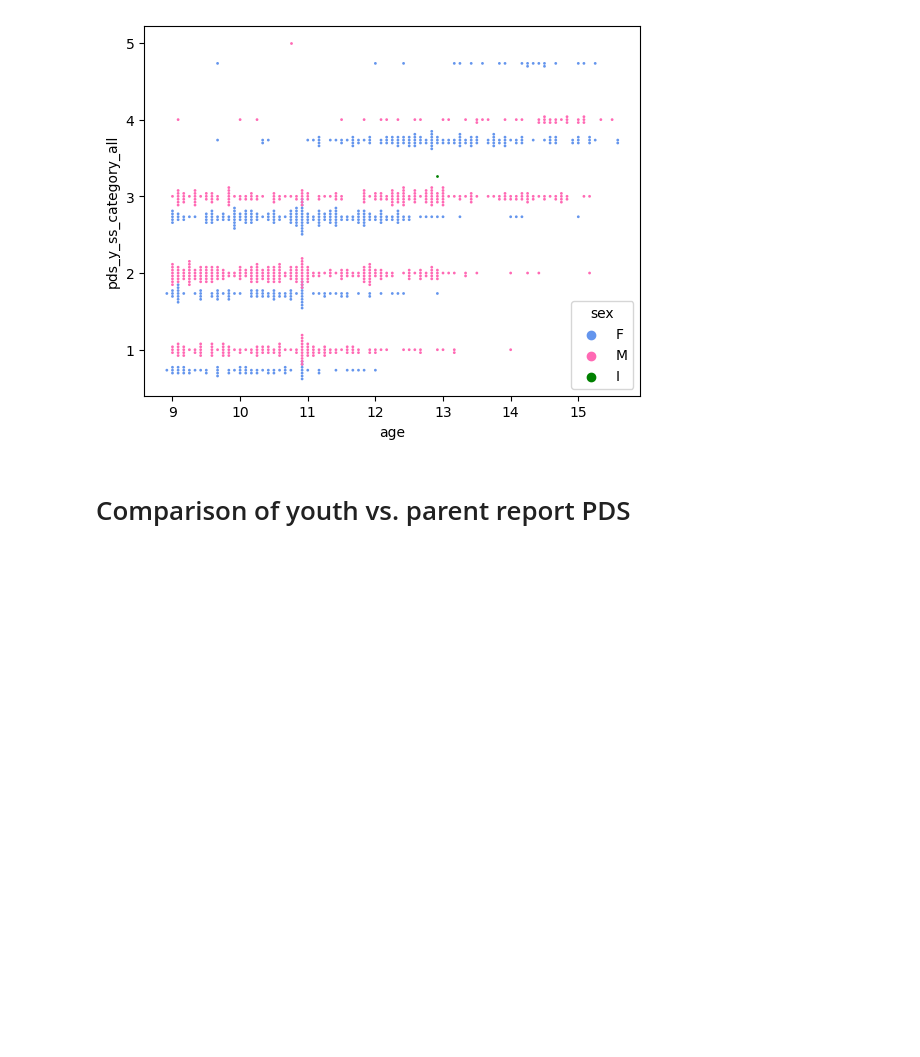
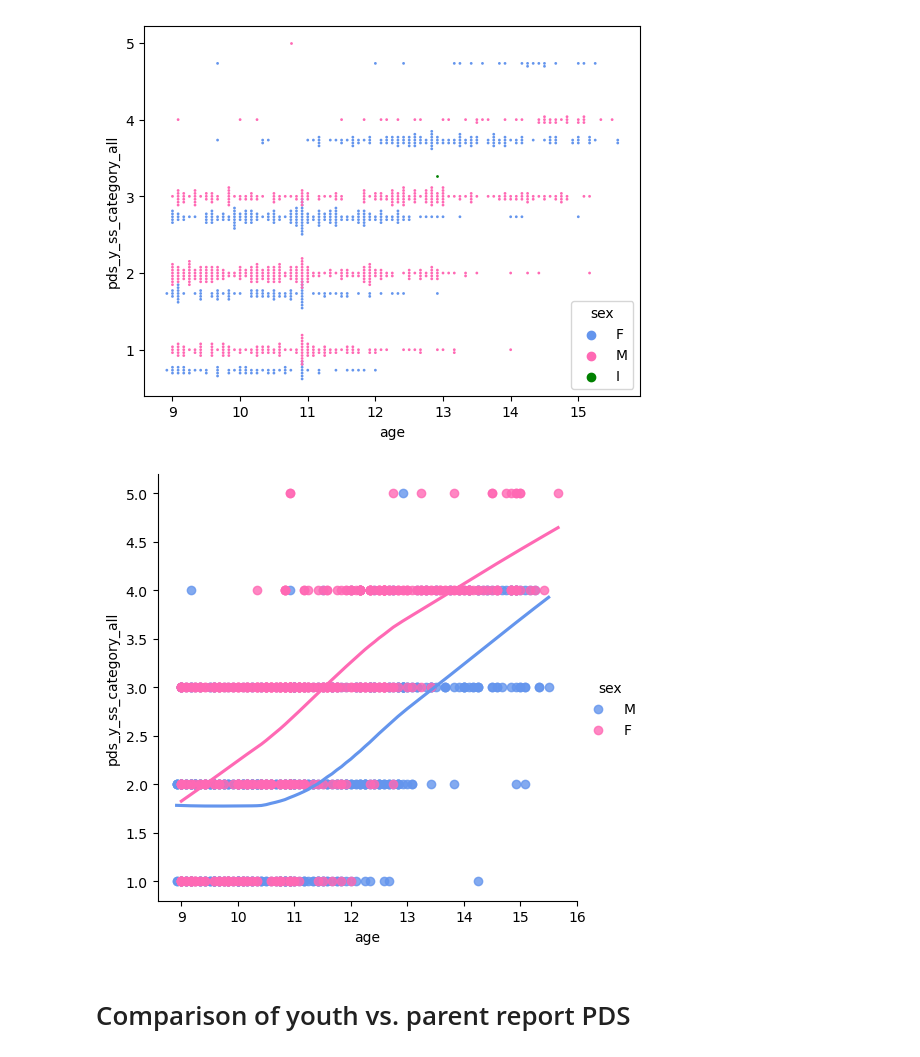
Before and after one commit to dmysmith/age, a Jupyter notebook: mediation/age_pds_visualization.ipynb, the cells around one changed output. Drawn from its saved outputs; the diff is of its cells as text; code cells hidden in the pictures; blank space fills up the shorter version.

```diff
--- a/mediation/age_pds_visualization.ipynb
+++ b/mediation/age_pds_visualization.ipynb
@@ -103,6 +117,11 @@ sns.swarmplot(data=data_random
 # %% [output]
 <Axes: xlabel='age', ylabel='pds_y_ss_category_all'>
 [figure]
+# %%
+sns.lmplot(x="age", y="pds_y_ss_category_all", data=data_random,
+           lowess=True, hue="sex");
+# %% [output]
+[figure, added]
 # %% [markdown]
 # Comparison of youth vs. parent report PDS
 # %%
```
Also changed, not shown: parts of 5 cells of this notebook, 22 other files.
